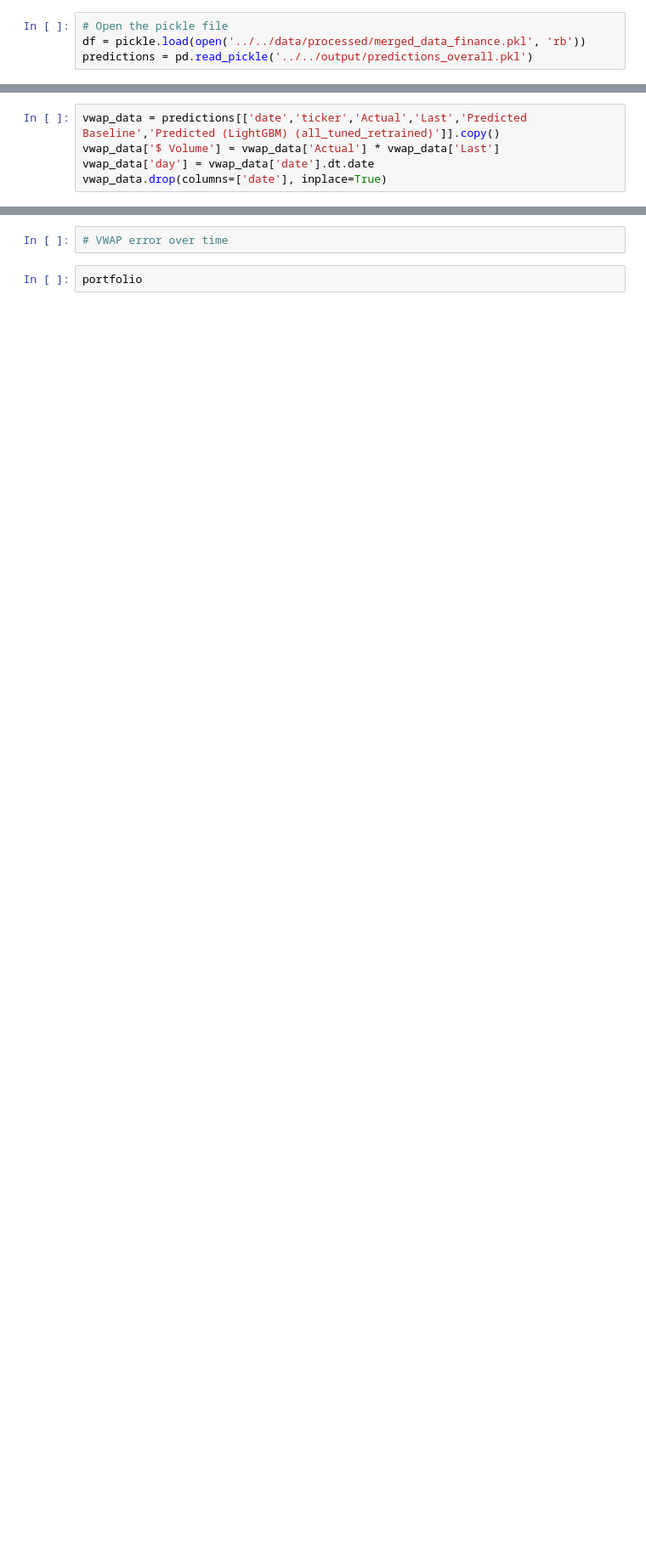
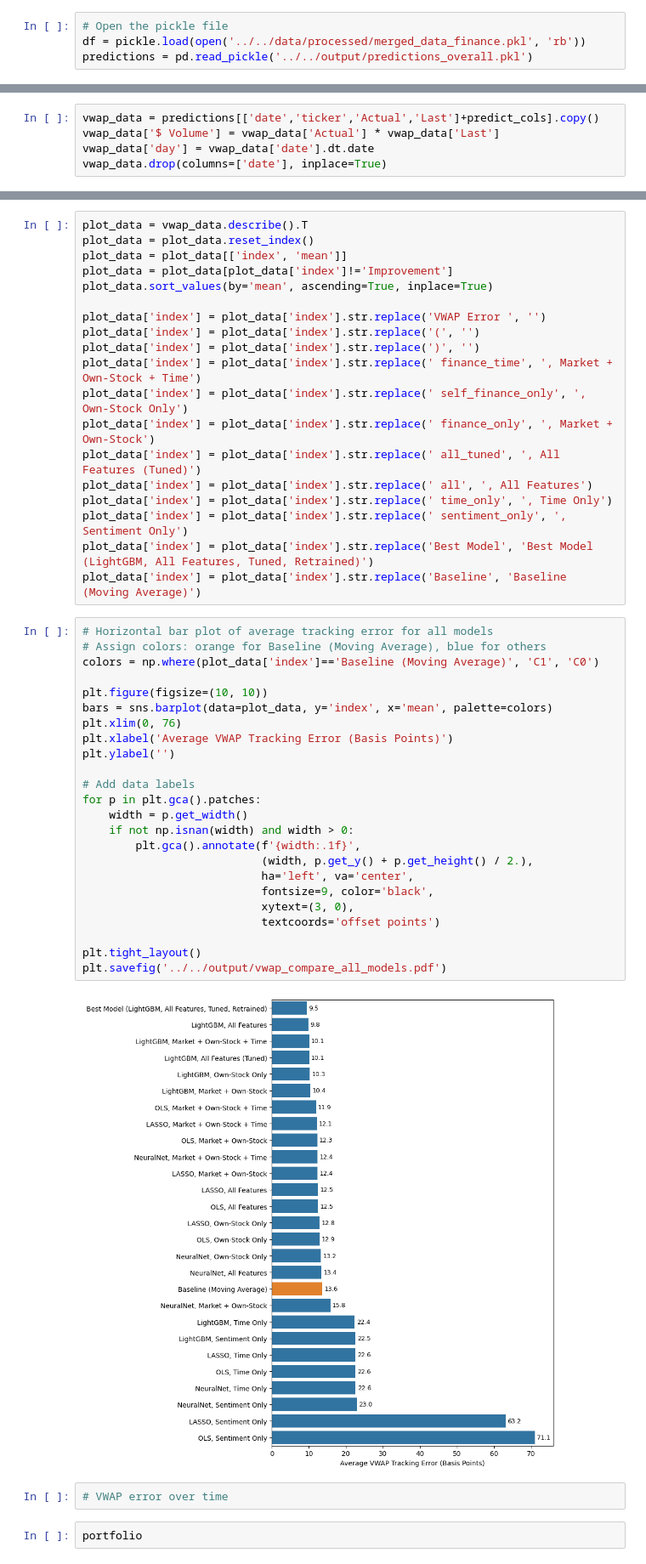
Before and after one commit to svanomm/sentiment-volume-forecasting, a Jupyter notebook: Scripts/05 Models/10 VWAP Analysis.ipynb, the cells around one changed output, grey strips where cells are left out. Shown at 85% size. Drawn from its saved outputs; the diff is of its cells as text; blank space fills up the shorter version.

```diff
--- a/Scripts/05 Models/10 VWAP Analysis.ipynb
+++ b/Scripts/05 Models/10 VWAP Analysis.ipynb
@@ -38,5 +39,5 @@ predictions['Predicted (LightGBM) (all_tuned_retrained)'] = np.where(predictions
 # %%
-vwap_data = predictions[['date','ticker','Actual','Last','Predicted Baseline','Predicted (LightGBM) (all_tuned_retrained)']].copy()
+vwap_data = predictions[['date','ticker','Actual','Last']+predict_cols].copy()
 vwap_data['$ Volume'] = vwap_data['Actual'] * vwap_data['Last']
 vwap_data['day'] = vwap_data['date'].dt.date
 vwap_data.drop(columns=['date'], inplace=True)
@@ -128,6 +150,51 @@ for p in ax.patches:
 plt.savefig('../../output/vwap_compare.pdf')
 # %% [output]
 [figure]
+# %%
+plot_data = vwap_data.describe().T
+plot_data = plot_data.reset_index()
+plot_data = plot_data[['index', 'mean']]
+plot_data = plot_data[plot_data['index']!='Improvement']
+plot_data.sort_values(by='mean', ascending=True, inplace=True)
+
+plot_data['index'] = plot_data['index'].str.replace('VWAP Error ', '')
+plot_data['index'] = plot_data['index'].str.replace('(', '')
+plot_data['index'] = plot_data['index'].str.replace(')', '')
+plot_data['index'] = plot_data['index'].str.replace(' finance_time', ', Market + Own-Stock + Time')
+plot_data['index'] = plot_data['index'].str.replace(' self_finance_only', ', Own-Stock Only')
+plot_data['index'] = plot_data['index'].str.replace(' finance_only', ', Market + Own-Stock')
+plot_data['index'] = plot_data['index'].str.replace(' all_tuned', ', All Features (Tuned)')
+plot_data['index'] = plot_data['index'].str.replace(' all', ', All Features')
+plot_data['index'] = plot_data['index'].str.replace(' time_only', ', Time Only')
+plot_data['index'] = plot_data['index'].str.replace(' sentiment_only', ', Sentiment Only')
+plot_data['index'] = plot_data['index'].str.replace('Best Model', 'Best Model (LightGBM, All Features, Tuned, Retrained)')
+plot_data['index'] = plot_data['index'].str.replace('Baseline', 'Baseline (Moving Average)')
+# %%
+# Horizontal bar plot of average tracking error for all models
+# Assign colors: orange for Baseline (Moving Average), blue for others
+colors = np.where(plot_data['index']=='Baseline (Moving Average)', 'C1', 'C0')
+
+plt.figure(figsize=(10, 10))
+bars = sns.barplot(data=plot_data, y='index', x='mean', palette=colors)
+plt.xlim(0, 76)
+plt.xlabel('Average VWAP Tracking Error (Basis Points)')
+plt.ylabel('')
+
+# Add data labels
+for p in plt.gca().patches:
+    width = p.get_width()
+    if not np.isnan(width) and width > 0:
+        plt.gca().annotate(f'{width:.1f}',
+                           (width, p.get_y() + p.get_height() / 2.),
+                           ha='left', va='center',
+                           fontsize=9, color='black',
+                           xytext=(3, 0),
+                           textcoords='offset points')
+
+plt.tight_layout()
+plt.savefig('../../output/vwap_compare_all_models.pdf')
+# %% [output]
+[figure, added]
 # %%
 # VWAP error over time
 # %%
```
Also changed, not shown: parts of 13 cells of this notebook, 9 other files.
